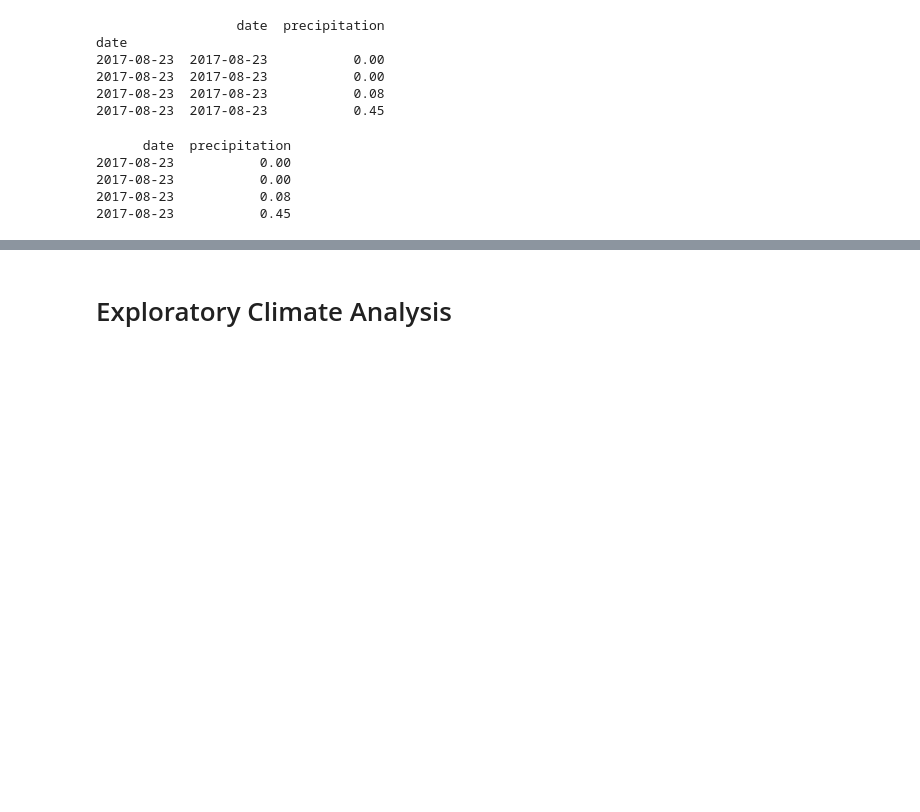
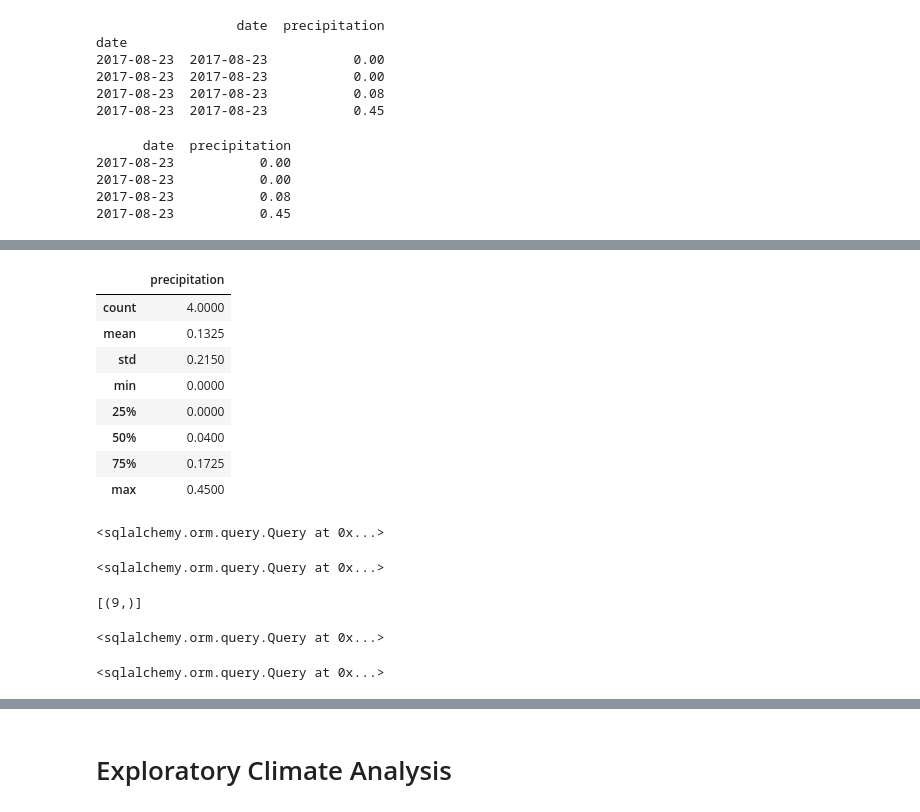
Before and after one commit to dmeah96/surfs_up, a Jupyter notebook: climate_analysis.ipynb, the cells around one changed output, grey strips where cells are left out. Saved outputs shown, nothing was run; the diff lists cells and outputs as text; code cells hidden in the pictures; blank space fills up the shorter version.

```diff
--- a/climate_analysis.ipynb
+++ b/climate_analysis.ipynb
@@ -70,0 +84,32 @@ df = df.sort_index()
+# %%
+df.describe()
+# %% [output]
+|  | precipitation |
+| count | 4.0000 |
+| mean | 0.1325 |
+| std | 0.2150 |
+| min | 0.0000 |
+| 25% | 0.0000 |
+| 50% | 0.0400 |
+| 75% | 0.1725 |
+| max | 0.4500 |
+# %%
+session.query()
+# %% [output]
+<sqlalchemy.orm.query.Query at 0x...>
+# %%
+session.query(func.count(Station.station))
+# %% [output]
+<sqlalchemy.orm.query.Query at 0x...>
+# %%
+session.query(func.count(Station.station)).all()
+# %% [output]
+[(9,)]
+# %%
+session.query()
+# %% [output]
+<sqlalchemy.orm.query.Query at 0x...>
+# %%
+session.query(Measurement.station, func.count(Measurement.station))
+# %% [output]
+<sqlalchemy.orm.query.Query at 0x...>
```
Also changed, not shown: parts of 16 cells of this notebook.
